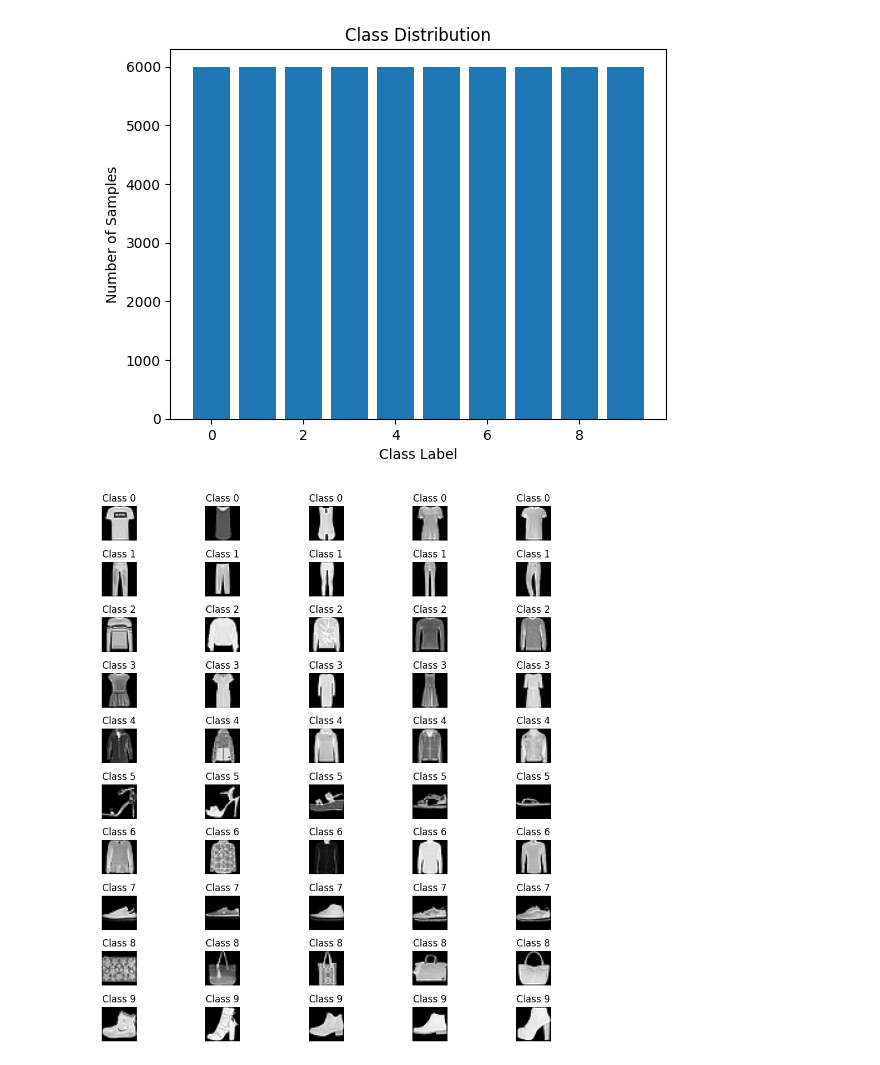
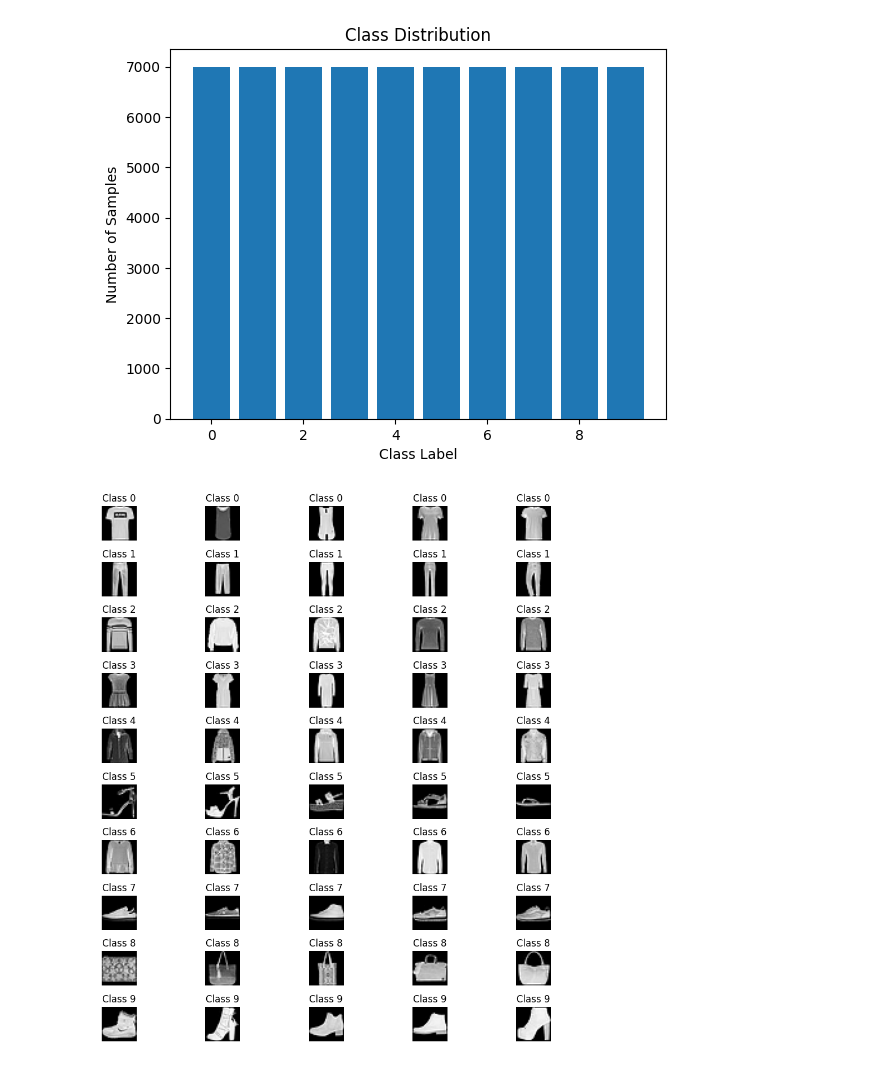
Before and after one commit to Stan-DT/AI-Project-2, a Jupyter notebook: classification.ipynb, the cells around one changed output. Saved outputs shown, nothing was run; the diff lists cells and outputs as text; code cells hidden in the pictures.

```diff
--- a/classification.ipynb
+++ b/classification.ipynb
@@ -13,7 +13,7 @@ print("Training set size:", x_train.shape[0])
 print("Test set size:", x_test.shape[0])
 
 # Show class distribution
-class_labels, class_counts = np.unique(y_train, return_counts=True)
+class_labels, class_counts = np.unique(np.append(y_train,y_test), return_counts=True)
 plt.bar(class_labels, class_counts)
 plt.xlabel('Class Label')
 plt.ylabel('Number of Samples')
@@ -46,4 +38,4 @@ Downloading data from https://storage.googleapis.com/tensorflow/tf-keras-dataset
 Training set size: 60000
 Test set size: 10000
-[figure, old version]
+[figure, new version]
 [figure]
```
Also changed, not shown: parts of 1 cell of this notebook.
